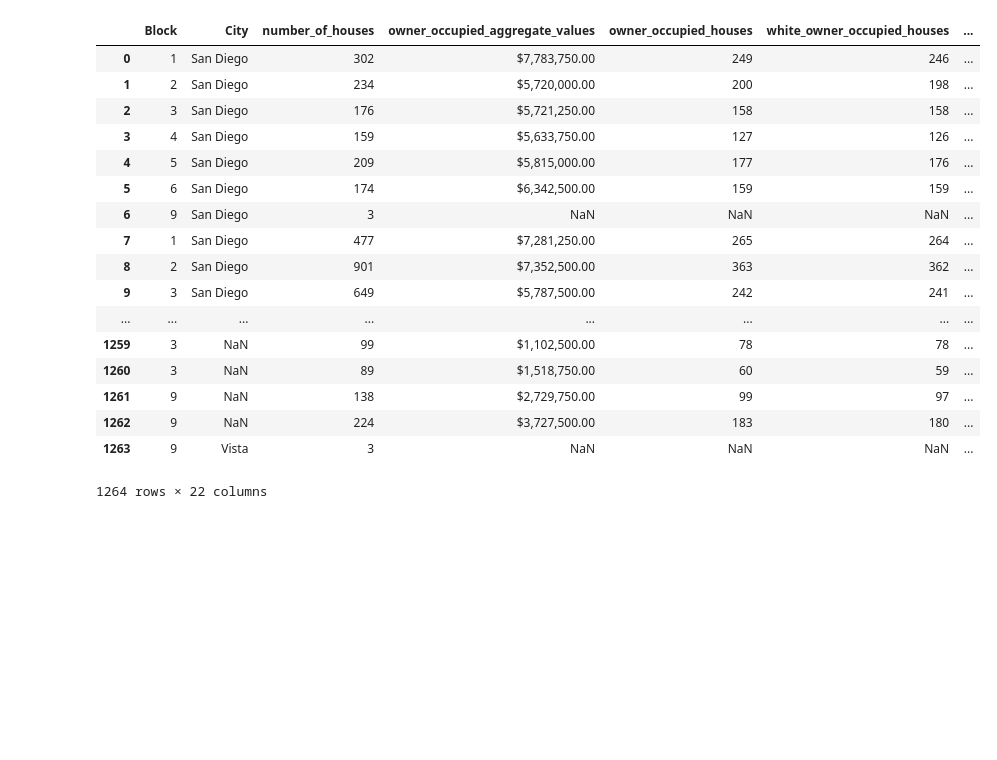
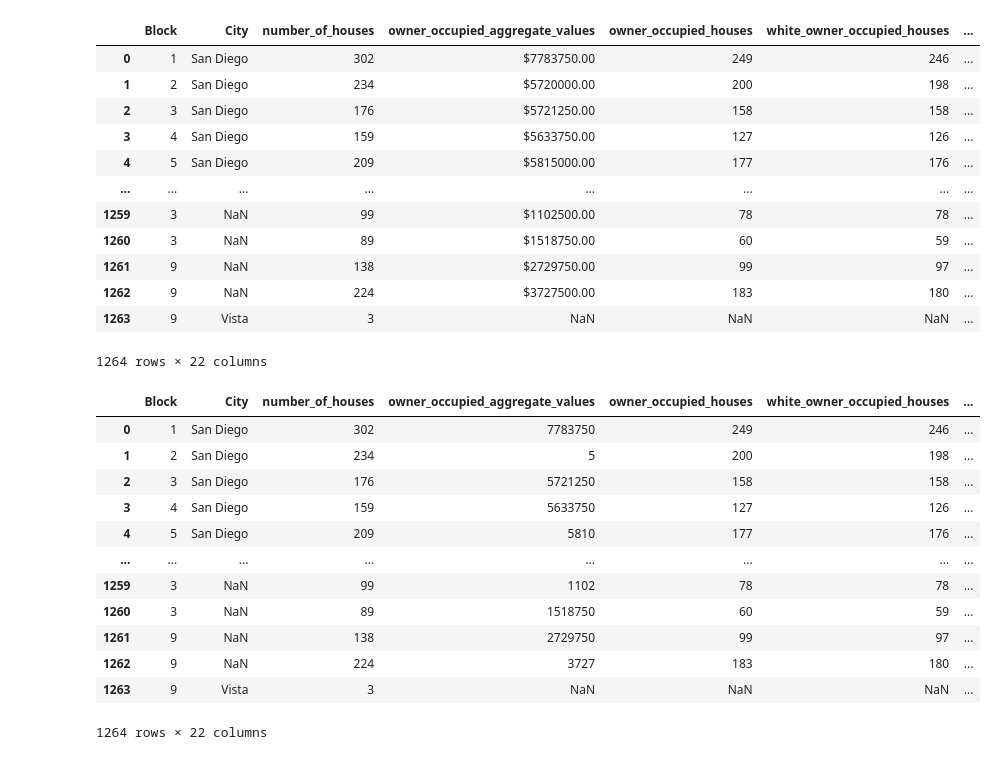
Before and after one commit to Teggoon/DataHacks2020, a Jupyter notebook: datahacks_cleaned_housing (2).ipynb, the cells around one changed output. Drawn from its saved outputs; the diff is of its cells as text; code cells hidden in the pictures; blank space fills up the shorter version.

Commit message:
Updated python file that cleans the housing file so the punctuations are actually removed

```diff
--- a/datahacks_cleaned_housing (2).ipynb
+++ b/datahacks_cleaned_housing (2).ipynb
@@ -87,35 +87,47 @@ housing2 = housing2.rename(columns={
                                 })
 # %%
 #[x[1:] for x in housing2.owner_occupied_aggregate_values]
-for column in housing2.columns:
-    if housing2[column].dtype == str:
-        housing2[column] = [x.strip('$') for x in housing2[column]]
-        housing2[column] = [x.replace(',','') for x in housing2[column]]
-
 housing2 = housing2.replace('...', np.NaN)
+housing2
+# %% [output]
+|  | Block | City | number_of_houses | owner_occupied_aggregate_values | owner_occupied_houses | white_owner_occupied_houses | ... |
+| 0 | 1 | San Diego | 302 | $7783750.00 | 249 | 246 | ... |
+| 1 | 2 | San Diego | 234 | $5720000.00 | 200 | 198 | ... |
+| 2 | 3 | San Diego | 176 | $5721250.00 | 158 | 158 | ... |
+| 3 | 4 | San Diego | 159 | $5633750.00 | 127 | 126 | ... |
+| 4 | 5 | San Diego | 209 | $5815000.00 | 177 | 176 | ... |
+| ... | ... | ... | ... | ... | ... | ... | ... |
+| 1259 | 3 | NaN | 99 | $1102500.00 | 78 | 78 | ... |
+| 1260 | 3 | NaN | 89 | $1518750.00 | 60 | 59 | ... |
+| 1261 | 9 | NaN | 138 | $2729750.00 | 99 | 97 | ... |
+| 1262 | 9 | NaN | 224 | $3727500.00 | 183 | 180 | ... |
+| 1263 | 9 | Vista | 3 | NaN | NaN | NaN | ... |
+1264 rows × 22 columns
 # %%
 for column in housing2.columns:
     #col_name = column
     if housing2[column].dtype == str:
-        housing2[column] = [x.replace(',','') for x in housing2[column]]
         housing2[column] = pd.to_numeric(housing2[column])
+
+columns_with_money = ["owner_occupied_aggregate_values","owner_occupied_average_values","renter_occupied_aggregate_rents"];
+
+for name in columns_with_money:
+    housing2[name] = housing2[name].str.replace(',', '')
+    housing2[name] = housing2[name].str.replace('$', '')
+    housing2[name] = housing2[name].str.replace('.00', '')
+
 housing2
 # %% [output]
 |  | Block | City | number_of_houses | owner_occupied_aggregate_values | owner_occupied_houses | white_owner_occupied_houses | ... |
-| 0 | 1 | San Diego | 302 | $7,783,750.00 | 249 | 246 | ... |
-| 1 | 2 | San Diego | 234 | $5,720,000.00 | 200 | 198 | ... |
-| 2 | 3 | San Diego | 176 | $5,721,250.00 | 158 | 158 | ... |
-| 3 | 4 | San Diego | 159 | $5,633,750.00 | 127 | 126 | ... |
-| 4 | 5 | San Diego | 209 | $5,815,000.00 | 177 | 176 | ... |
-| 5 | 6 | San Diego | 174 | $6,342,500.00 | 159 | 159 | ... |
-| 6 | 9 | San Diego | 3 | NaN | NaN | NaN | ... |
-| 7 | 1 | San Diego | 477 | $7,281,250.00 | 265 | 264 | ... |
-| 8 | 2 | San Diego | 901 | $7,352,500.00 | 363 | 362 | ... |
-| 9 | 3 | San Diego | 649 | $5,787,500.00 | 242 | 241 | ... |
+| 0 | 1 | San Diego | 302 | 7783750 | 249 | 246 | ... |
+| 1 | 2 | San Diego | 234 | 5 | 200 | 198 | ... |
+| 2 | 3 | San Diego | 176 | 5721250 | 158 | 158 | ... |
+| 3 | 4 | San Diego | 159 | 5633750 | 127 | 126 | ... |
+| 4 | 5 | San Diego | 209 | 5810 | 177 | 176 | ... |
 | ... | ... | ... | ... | ... | ... | ... | ... |
-| 1259 | 3 | NaN | 99 | $1,102,500.00 | 78 | 78 | ... |
-| 1260 | 3 | NaN | 89 | $1,518,750.00 | 60 | 59 | ... |
-| 1261 | 9 | NaN | 138 | $2,729,750.00 | 99 | 97 | ... |
-| 1262 | 9 | NaN | 224 | $3,727,500.00 | 183 | 180 | ... |
+| 1259 | 3 | NaN | 99 | 1102 | 78 | 78 | ... |
+| 1260 | 3 | NaN | 89 | 1518750 | 60 | 59 | ... |
+| 1261 | 9 | NaN | 138 | 2729750 | 99 | 97 | ... |
+| 1262 | 9 | NaN | 224 | 3727 | 183 | 180 | ... |
 | 1263 | 9 | Vista | 3 | NaN | NaN | NaN | ... |
 1264 rows × 22 columns
```
Also changed, not shown: parts of 1 cell of this notebook, 1 other file.
